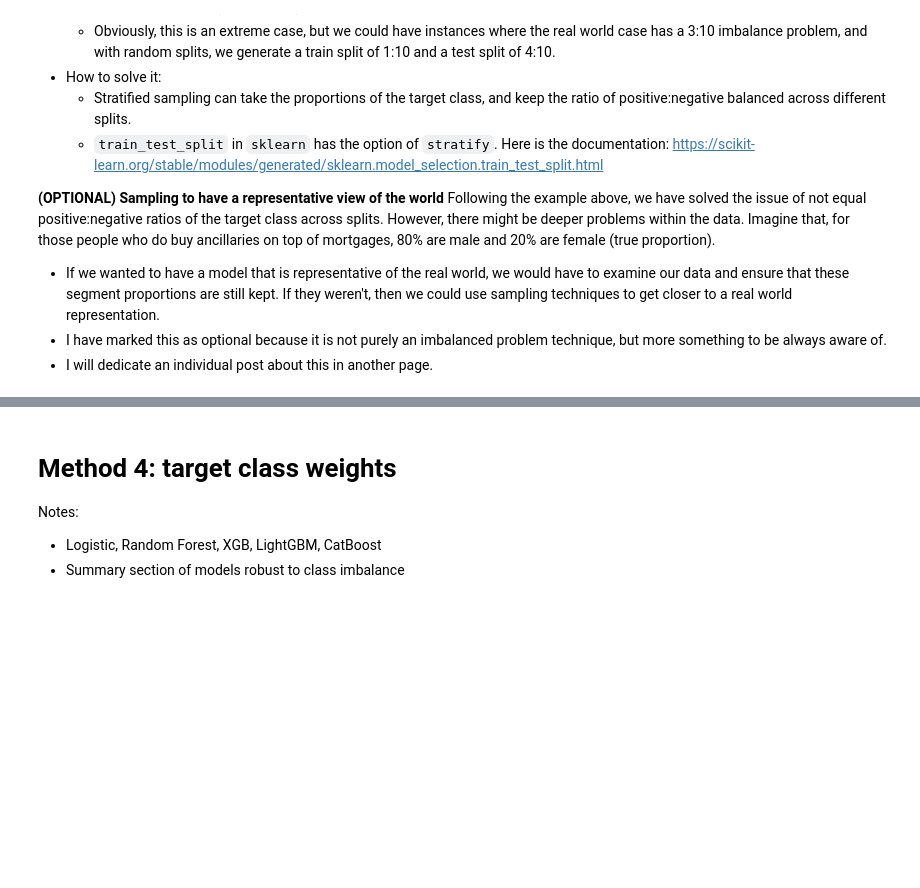
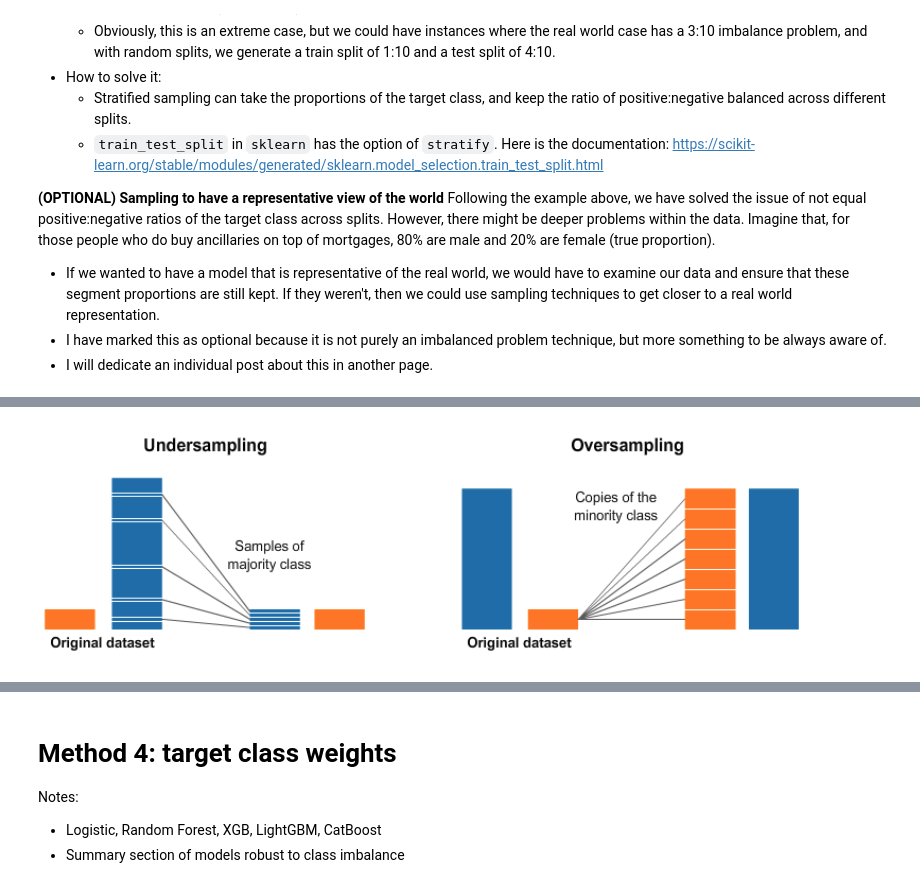
Before and after one commit to JoseParrenoGarcia/Tips-on-Python-and-sklearn, a Jupyter notebook: feature-engineering/summary-of-dealing-with-imbalanced-classes.ipynb, the cells around one changed output, grey strips where cells are left out. Drawn from its saved outputs; the diff is of its cells as text; code cells hidden in the pictures; blank space fills up the shorter version.

Commit message:
adding over and under sampling methods

```diff
--- a/feature-engineering/summary-of-dealing-with-imbalanced-classes.ipynb
+++ b/feature-engineering/summary-of-dealing-with-imbalanced-classes.ipynb
@@ -214,0 +222,4 @@ Following the example above, we have solved the issue of not equal positive:nega
+# %%
+display.Image(filename='img/over-under-sampling.png')
+# %% [output]
+[figure, added]
```
Also changed, not shown: parts of 3 cells of this notebook, 1 other file.
